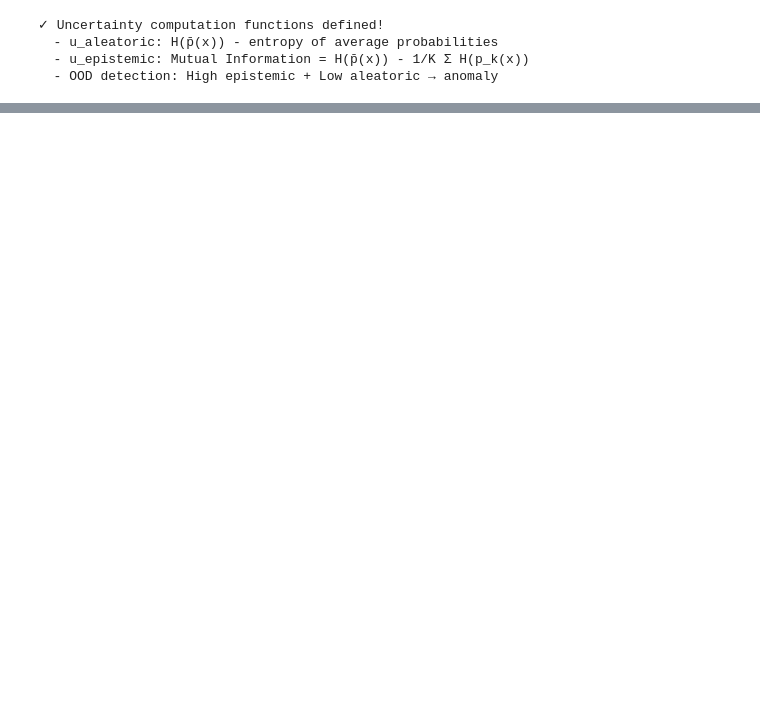
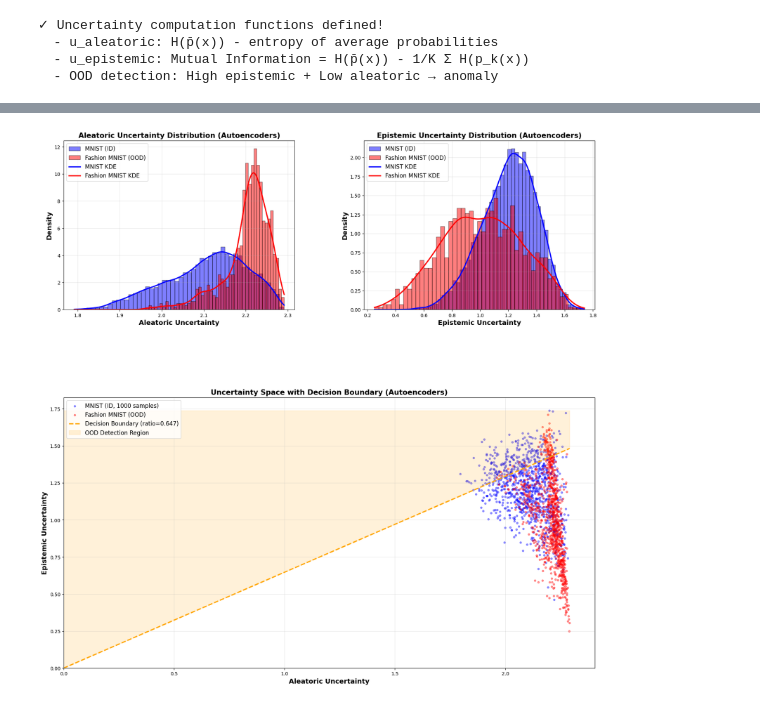
Before and after one commit to francois-thievon/MosAIk, a Jupyter notebook: demonstration/demo_mnist.ipynb, the cells around one changed output, grey strips where cells are left out. Drawn from its saved outputs; the diff is of its cells as text; code cells hidden in the pictures; blank space fills up the shorter version.

```diff
--- a/demonstration/demo_mnist.ipynb
+++ b/demonstration/demo_mnist.ipynb
@@ -1203,0 +1454,90 @@ Fashion MNIST (OOD - should be detected as anomaly):
+# %%
+# Visualization: Uncertainty Distributions (Autoencoders)
+from scipy.stats import gaussian_kde
+
+fig = plt.figure(figsize=(20, 20))
+gs = fig.add_gridspec(2, 2, height_ratios=[1, 1.6], width_ratios=[1, 1], hspace=0.4, wspace=0.3)
+
+axes = [
+    fig.add_subplot(gs[0, 0]),  # Aleatoric plot
+    fig.add_subplot(gs[0, 1]),  # Epistemic plot
+    fig.add_subplot(gs[1, :])   # 2D scatter
+]
+
+# Plot 1: Aleatoric Uncertainty with KDE
+ax = axes[0]
+bins = 50
+n_mnist = len(u_alea_ae_mnist)
+n_fashion = len(u_alea_ae_fashion)
+
+ax.hist(u_alea_ae_mnist, bins=bins, alpha=0.5, color='blue', label='MNIST (ID)', density=True, edgecolor='black')
+ax.hist(u_alea_ae_fashion, bins=bins, alpha=0.5, color='red', label='Fashion MNIST (OOD)', density=True, edgecolor='black')
+
+# KDE curves
+x_alea = np.linspace(min(u_alea_ae_mnist.min(), u_alea_ae_fashion.min()),
+                      max(u_alea_ae_mnist.max(), u_alea_ae_fashion.max()), 200)
+kde_alea_mnist = gaussian_kde(u_alea_ae_mnist)
+kde_alea_fashion = gaussian_kde(u_alea_ae_fashion)
+ax.plot(x_alea, kde_alea_mnist(x_alea), color='blue', linewidth=2.5, label='MNIST KDE')
+ax.plot(x_alea, kde_alea_fashion(x_alea), color='red', linewidth=2.5, label='Fashion MNIST KDE')
+
+ax.set_xlabel('Aleatoric Uncertainty', fontsize=14, fontweight='bold')
+ax.set_ylabel('Density', fontsize=14, fontweight='bold')
+ax.set_title('Aleatoric Uncertainty Distribution (Autoencoders)', fontsize=15, fontweight='bold')
+ax.legend(fontsize=12)
+ax.grid(alpha=0.3)
+
+# Plot 2: Epistemic Uncertainty with KDE
+ax = axes[1]
+ax.hist(u_epis_ae_mnist, bins=bins, alpha=0.5, color='blue', label='MNIST (ID)', density=True, edgecolor='black')
+ax.hist(u_epis_ae_fashion, bins=bins, alpha=0.5, color='red', label='Fashion MNIST (OOD)', density=True, edgecolor='black')
+
+x_epis = np.linspace(min(u_epis_ae_mnist.min(), u_epis_ae_fashion.min()),
+                      max(u_epis_ae_mnist.max(), u_epis_ae_fashion.max()), 200)
+kde_epis_mnist = gaussian_kde(u_epis_ae_mnist)
+kde_epis_fashion = gaussian_kde(u_epis_ae_fashion)
+ax.plot(x_epis, kde_epis_mnist(x_epis), color='blue', linewidth=2.5, label='MNIST KDE')
+ax.plot(x_epis, kde_epis_fashion(x_epis), color='red', linewidth=2.5, label='Fashion MNIST KDE')
+
+ax.set_xlabel('Epistemic Uncertainty', fontsize=14, fontweight='bold')
+ax.set_ylabel('Density', fontsize=14, fontweight='bold')
+ax.set_title('Epistemic Uncertainty Distribution (Autoencoders)', fontsize=15, fontweight='bold')
+ax.legend(fontsize=12)
+ax.grid(alpha=0.3)
+
+# Plot 3: 2D Scatter with Decision Boundary
+ax = axes[2]
+
+# Random sample for visualization
+np.random.seed(42)
+sample_indices_mnist = np.random.choice(len(u_alea_ae_mnist), size=min(1000, len(u_alea_ae_mnist)), replace=False)
+sample_indices_fashion = np.random.choice(len(u_alea_ae_fashion), size=len(u_alea_ae_fashion), replace=False)
+
+ax.scatter(u_alea_ae_mnist[sample_indices_mnist], u_epis_ae_mnist[sample_indices_mnist],
+          alpha=0.4, s=15, color='blue', label=f'MNIST (ID, {len(sample_indices_mnist)} samples)')
+ax.scatter(u_alea_ae_fashion[sample_indices_fashion], u_epis_ae_fashion[sample_indices_fashion],
+          alpha=0.4, s=15, color='red', label='Fashion MNIST (OOD)')
+
+# Decision boundary
+alea_range = np.linspace(0, max(u_alea_ae_mnist.max(), u_alea_ae_fashion.max()), 100)
+epis_from_ratio = ratio_ae_threshold * alea_range
+epis_max = max(u_epis_ae_mnist.max(), u_epis_ae_fashion.max())
+
+ax.plot(alea_range, epis_from_ratio, 'orange', linestyle='--', linewidth=2.5, label=f'Decision Boundary (ratio={ratio_ae_threshold:.3f})')
+ax.fill_between(alea_range, epis_from_ratio, epis_max, color='orange', alpha=0.15, label='OOD Detection Region')
+
+ax.set_xlabel('Aleatoric Uncertainty', fontsize=14, fontweight='bold')
+ax.set_ylabel('Epistemic Uncertainty', fontsize=14, fontweight='bold')
+ax.set_title('Uncertainty Space with Decision Boundary (Autoencoders)', fontsize=15, fontweight='bold')
+ax.legend(fontsize=12)
+ax.grid(alpha=0.3)
+ax.set_xlim(left=0)
+ax.set_ylim(bottom=0)
+
+plt.tight_layout()
+plt.savefig('uncertainty_ae_visualization.png', dpi=150, bbox_inches='tight')
+plt.show()
+
+print("\n✓ Visualization saved as 'uncertainty_ae_visualization.png'")
+# %% [output]
+[figure, added]
```
Also changed, not shown: parts of 21 cells of this notebook.
